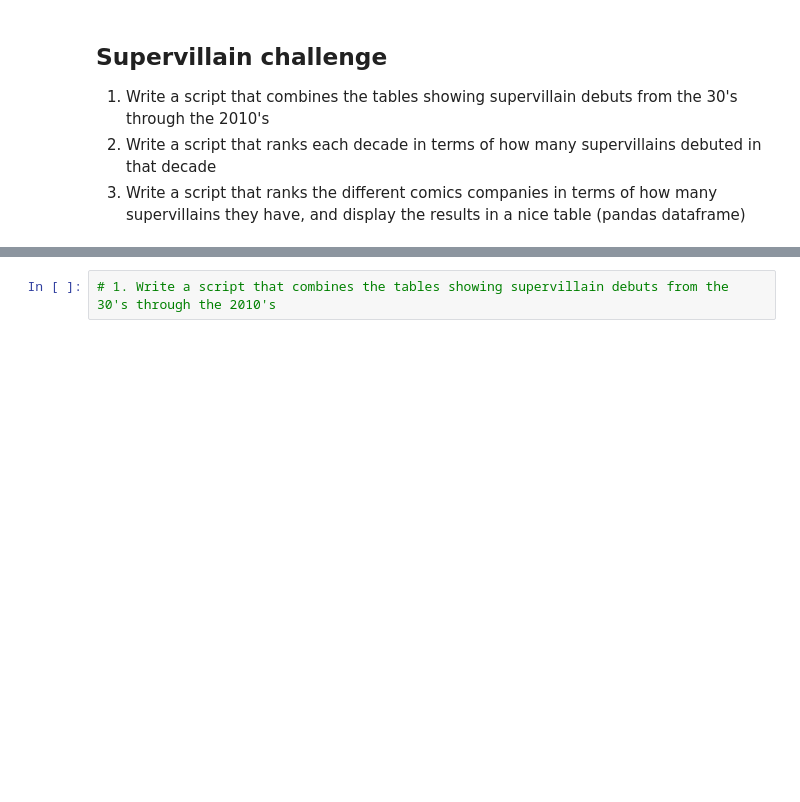
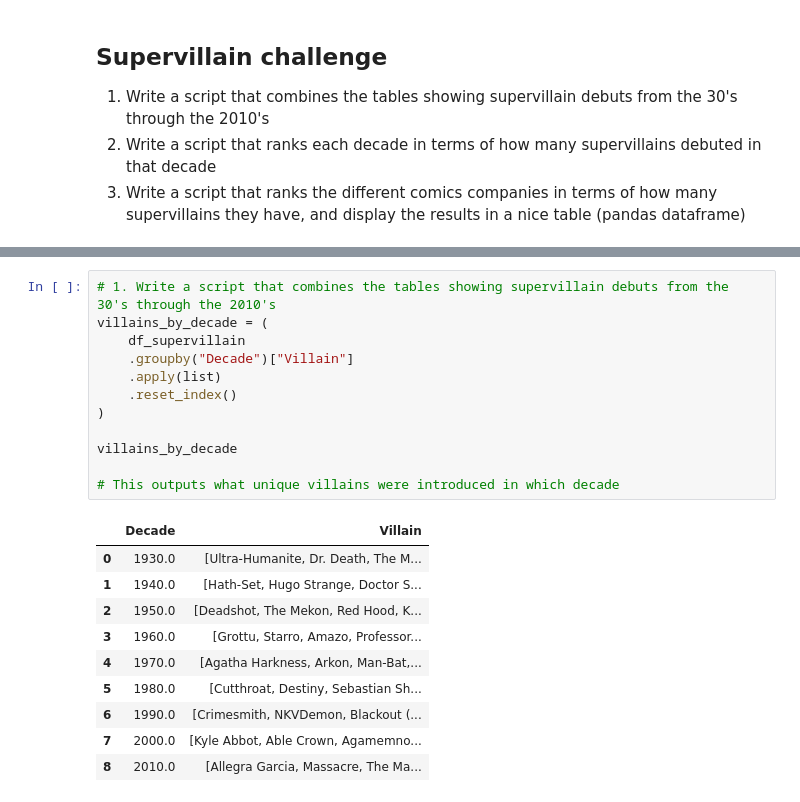
Before and after one commit to runetrust/cds_repo, a Jupyter notebook: week4_notebook.ipynb, the cells around one changed output, grey strips where cells are left out. Cells and saved outputs as stored; diff of their text form; blank space fills up the shorter version.

```diff
--- a/week4_notebook.ipynb
+++ b/week4_notebook.ipynb
@@ -487,4 +564,25 @@ df_supervillan.head()
 # %%
 # 1. Write a script that combines the tables showing supervillain debuts from the 30's through the 2010's
+villains_by_decade = (
+    df_supervillain
+    .groupby("Decade")["Villain"]
+    .apply(list)
+    .reset_index()
+)
+
+villains_by_decade
+
+# This outputs what unique villains were introduced in which decade
+# %% [output]
+|  | Decade | Villain |
+| 0 | 1930.0 | [Ultra-Humanite, Dr. Death, The M... |
+| 1 | 1940.0 | [Hath-Set, Hugo Strange, Doctor S... |
+| 2 | 1950.0 | [Deadshot, The Mekon, Red Hood, K... |
+| 3 | 1960.0 | [Grottu, Starro, Amazo, Professor... |
+| 4 | 1970.0 | [Agatha Harkness, Arkon, Man-Bat,... |
+| 5 | 1980.0 | [Cutthroat, Destiny, Sebastian Sh... |
+| 6 | 1990.0 | [Crimesmith, NKVDemon, Blackout (... |
+| 7 | 2000.0 | [Kyle Abbot, Able Crown, Agamemno... |
+| 8 | 2010.0 | [Allegra Garcia, Massacre, The Ma... |
 # %%
 # 2. Write a script that ranks each decade in terms of how many supervillains debuted in that decade
```
Also changed, not shown: parts of 15 cells of this notebook, 1 other file.
